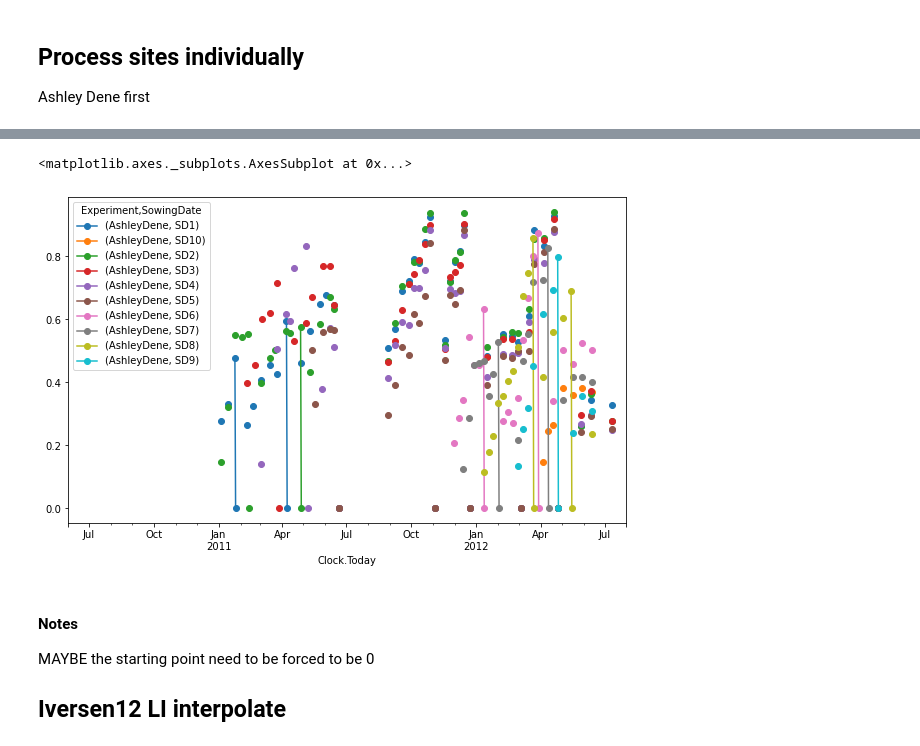
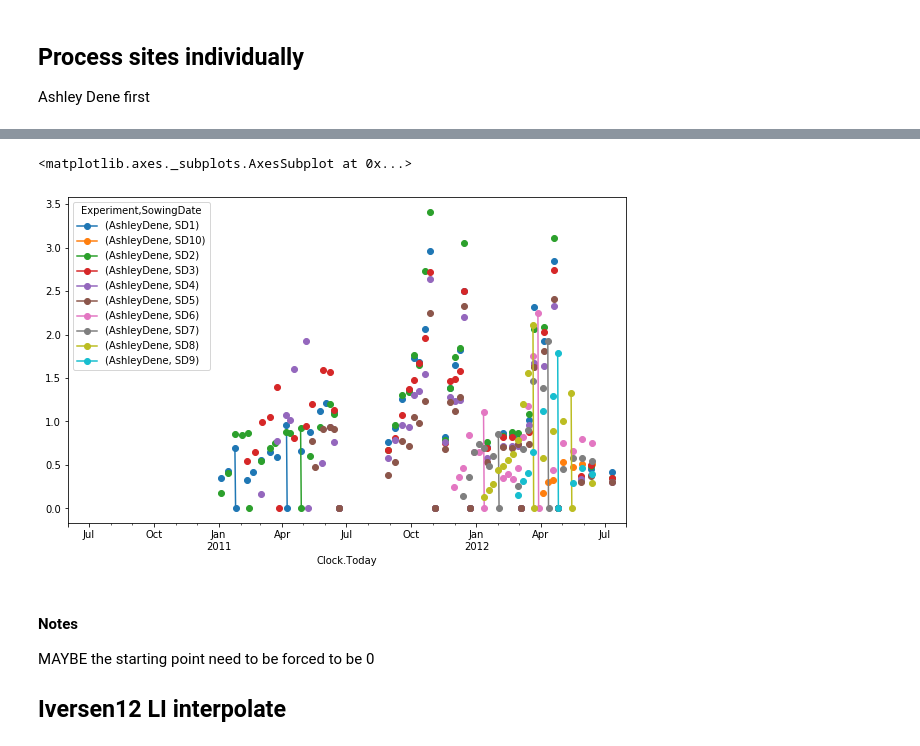
Before and after one commit to frank0434/Master, a Jupyter notebook: 02scripts/notebooks/SetUpLAIForSlurp.ipynb, the cells around one changed output, grey strips where cells are left out. Drawn from its saved outputs; the diff is of its cells as text; code cells hidden in the pictures.

```diff
--- a/02scripts/notebooks/SetUpLAIForSlurp.ipynb
+++ b/02scripts/notebooks/SetUpLAIForSlurp.ipynb
@@ -98,8 +98,7 @@ LAI_Height['k'] = 0.94
 LAI_Height['Date'] = pd.to_datetime(LAI_Height['Clock.Today']).dt.strftime('%Y %b')
 # %%
 LAI = LAI_Height.pivot_table(index = 'Clock.Today',
-                    columns=['Experiment', 'SowingDate',
-                             'Rep', 'Plot'],
+                    columns=['Experiment', 'SowingDate'],
                     values = 'LAImod')
 # Change the index to datetime tyep
 LAI.index = pd.to_datetime(LAI.index)
@@ -223,10 +177,10 @@ But the thermal data is in a long form which includs two sites
 
 Ashley Dene first
 # %%
-LIAD = LI.filter(regex = 'Ashley')
+LAIAD = LAI.filter(regex = 'Ashley')
 #Reindex coverdata frame to daily values
 TTAccumAD = met.loc[met['Experiment'] == 'AshleyDene', 'mean'].cumsum()
 TTAccumAD.index = pd.to_datetime(TTAccumAD.index)
 
-LIDailyAD = LIAD.reindex(TTAccumAD.index)
-LIDailyAD.loc[:, 'AccumTT'] = TTAccumAD
+LAIDailyAD = LAIAD.reindex(TTAccumAD.index)
+LAIDailyAD.loc[:, 'AccumTT'] = TTAccumAD
@@ -279,2 +205,2 @@ LIDailyAD
 # %%
-LIGroupedMeanAD = LIDailyAD.groupby(axis=1, level=['Experiment', 'SowingDate']).mean()
+LAIGroupedMeanAD = LAIDailyAD.groupby(axis=1, level=['Experiment', 'SowingDate']).mean()
@@ -296,10 +207,10 @@ MultiIndex([('AshleyDene',  'SD1'),
 # %%
 # Graph to check the data
-LIGroupedMeanAD.loc[:,
-                  [X for X in LIGroupedMeanAD.columns if X != (   'AccumTT',     '')]].plot(figsize=(10, 6),style='o-')
+LAIGroupedMeanAD.loc[:,
+                  [X for X in LAIGroupedMeanAD.columns if X != (   'AccumTT',     '')]].plot(figsize=(10, 6),style='o-')
 # %% [output]
 <matplotlib.axes._subplots.AxesSubplot at 0x...>
-[figure, old version]
+[figure, new version]
 # %% [markdown]
 #### Notes
 
```
Also changed, not shown: parts of 64 cells of this notebook, 1 other file.
